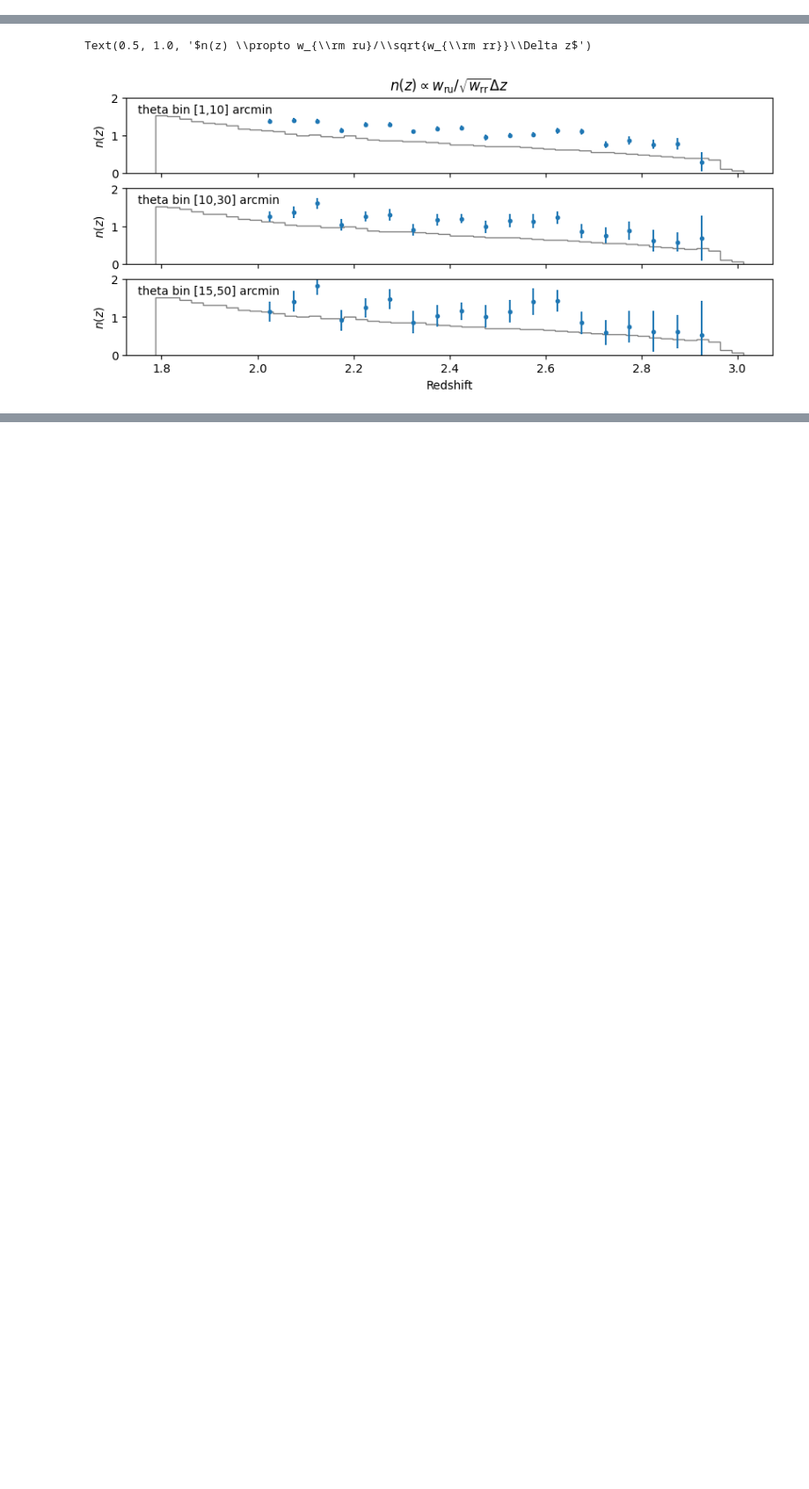
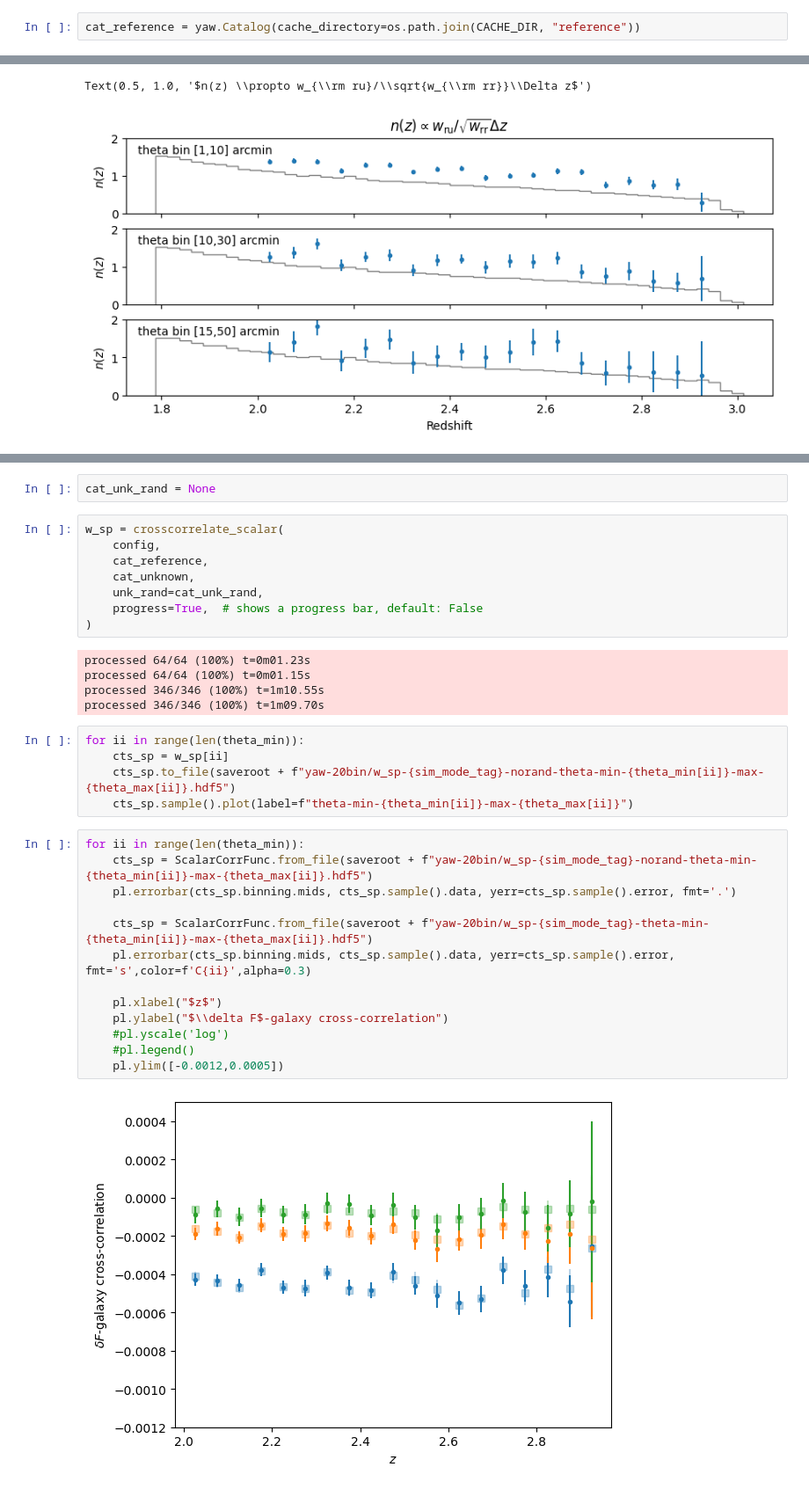
Before and after one commit to hangqianjun/lya_forest_clustering_z, a Jupyter notebook: notebooks/yaw_pipeline_test_raw-nbin20.ipynb, the cells around one changed output, grey strips where cells are left out. Shown at 88% size. Saved outputs shown, nothing was run; the diff lists cells and outputs as text; blank space fills up the shorter version.

```diff
--- a/notebooks/yaw_pipeline_test_raw-nbin20.ipynb
+++ b/notebooks/yaw_pipeline_test_raw-nbin20.ipynb
@@ -109,3 +136,5 @@ processed 64/64 (100%) t=0m01.62s
+# %%
+cat_reference = yaw.Catalog(cache_directory=os.path.join(CACHE_DIR, "reference"))
 # %%
 cat_ref_rand = None
 # %%
@@ -316,0 +347,35 @@ pl.stairs(nz_norm,nz_edges, color='r', alpha=0.5)
+# %%
+cat_unk_rand = None
+# %%
+w_sp = crosscorrelate_scalar(
+    config,
+    cat_reference,
+    cat_unknown,
+    unk_rand=cat_unk_rand,
+    progress=True,  # shows a progress bar, default: False
+)
+# %% [output]
+processed 64/64 (100%) t=0m01.23s
+processed 64/64 (100%) t=0m01.15s
+processed 346/346 (100%) t=1m10.55s
+processed 346/346 (100%) t=1m09.70s
+# %%
+for ii in range(len(theta_min)):
+    cts_sp = w_sp[ii]
+    cts_sp.to_file(saveroot + f"yaw-20bin/w_sp-{sim_mode_tag}-norand-theta-min-{theta_min[ii]}-max-{theta_max[ii]}.hdf5")
+    cts_sp.sample().plot(label=f"theta-min-{theta_min[ii]}-max-{theta_max[ii]}")
+# %%
+for ii in range(len(theta_min)):
+    cts_sp = ScalarCorrFunc.from_file(saveroot + f"yaw-20bin/w_sp-{sim_mode_tag}-norand-theta-min-{theta_min[ii]}-max-{theta_max[ii]}.hdf5")
+    pl.errorbar(cts_sp.binning.mids, cts_sp.sample().data, yerr=cts_sp.sample().error, fmt='.')
+
+    cts_sp = ScalarCorrFunc.from_file(saveroot + f"yaw-20bin/w_sp-{sim_mode_tag}-theta-min-{theta_min[ii]}-max-{theta_max[ii]}.hdf5")
+    pl.errorbar(cts_sp.binning.mids, cts_sp.sample().data, yerr=cts_sp.sample().error, fmt='s',color=f'C{ii}',alpha=0.3)
+
+    pl.xlabel("$z$")
+    pl.ylabel("$\\delta F$-galaxy cross-correlation")
+    #pl.yscale('log')
+    #pl.legend()
+    pl.ylim([-0.0012,0.0005])
+# %% [output]
+[figure, added]
```
Also changed, not shown: parts of 38 cells of this notebook, 27 other files.
